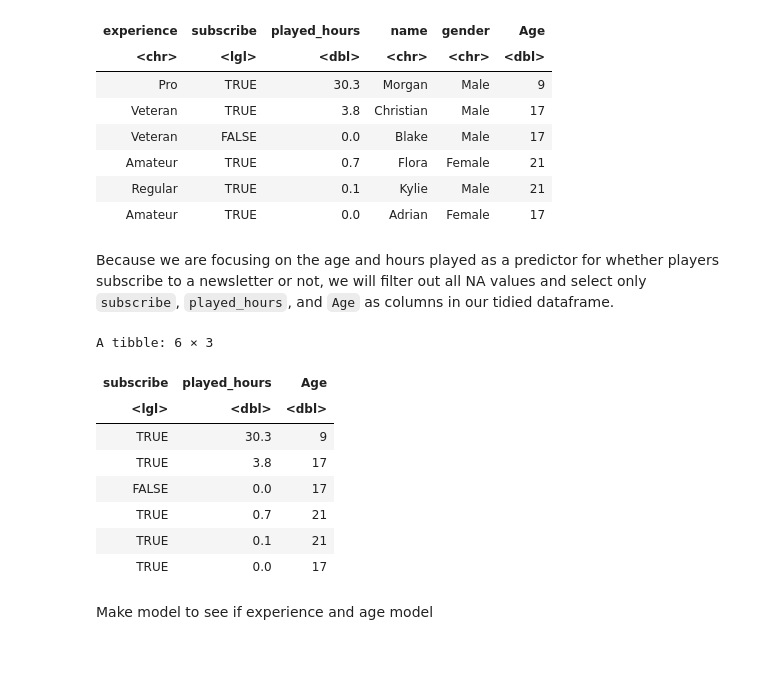
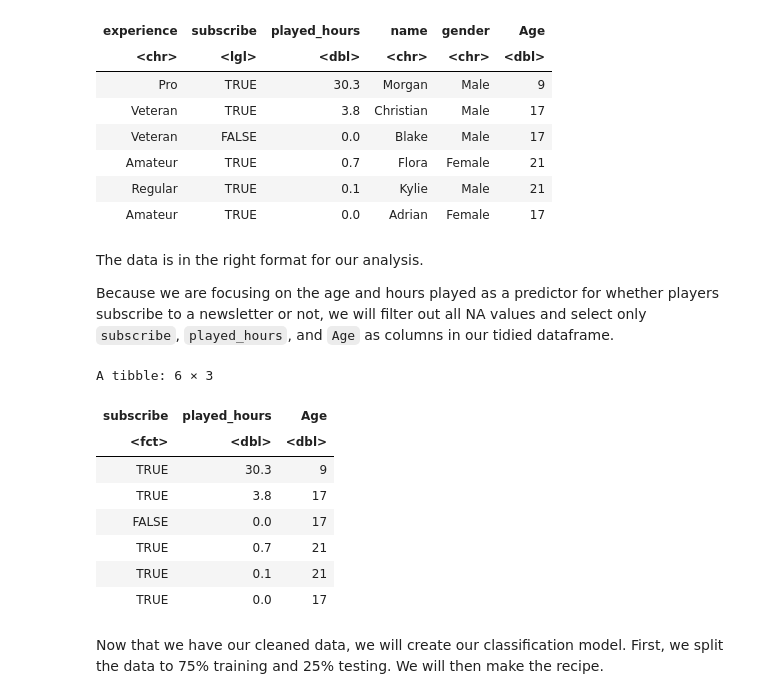
Before and after one commit to lucyzhaang/dsci-100-project, a Jupyter notebook: project_minecraft.ipynb, the cells around one changed output. Saved outputs shown, nothing was run; the diff lists cells and outputs as text; code cells hidden in the pictures; blank space fills up the shorter version.

```diff
--- a/project_minecraft.ipynb
+++ b/project_minecraft.ipynb
@@ -53,17 +53,20 @@ A tibble: 6 × 6
 | Regular | TRUE | 0.1 | Kylie | Male | 21 |
 | Amateur | TRUE | 0.0 | Adrian | Female | 17 |
 # %% [markdown]
+The data is in the right format for our analysis.
+
 Because we are focusing on the age and hours played as a predictor for whether players subscribe to a newsletter or not, we will filter out all NA values and select only `subscribe`, `played_hours`, and `Age` as columns in our tidied dataframe.
 # %%
 players_clean <- players |>
     select(subscribe, played_hours, Age) |>
-    na.omit()
+    na.omit() |>
+    mutate(subscribe = as.factor(subscribe))
 
 head(players_clean)
 # %% [output]
 A tibble: 6 × 3
 | subscribe | played_hours | Age |
-| <lgl> | <dbl> | <dbl> |
+| <fct> | <dbl> | <dbl> |
 | TRUE | 30.3 | 9 |
 | TRUE | 3.8 | 17 |
 | FALSE | 0.0 | 17 |
@@ -71,5 +74,5 @@ A tibble: 6 × 3
 | TRUE | 0.1 | 21 |
 | TRUE | 0.0 | 17 |
 # %% [markdown]
-Make model to see if experience and age model
+Now that we have our cleaned data, we will create our classification model. First, we split the data to 75% training and 25% testing. We will then make the recipe.
 # %%
```
Also changed, not shown: parts of 8 cells of this notebook.
